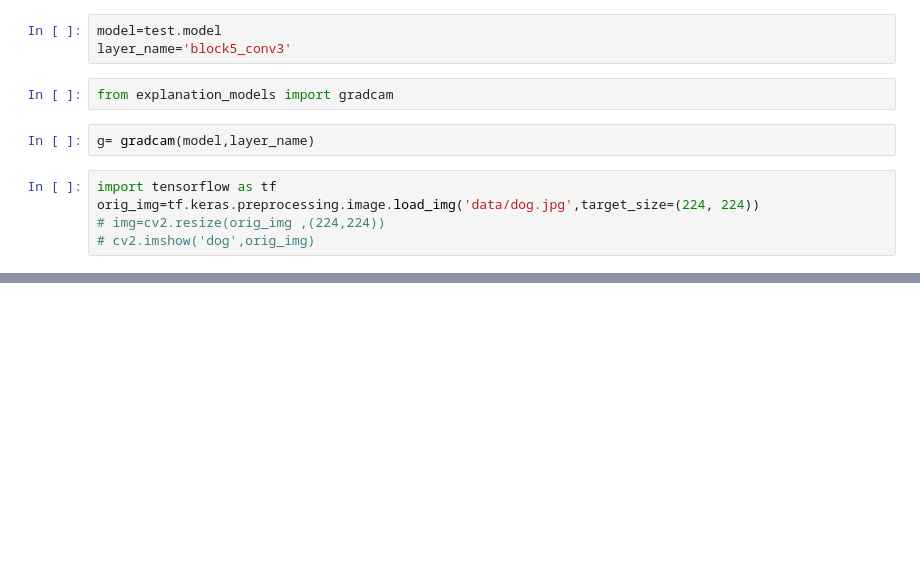
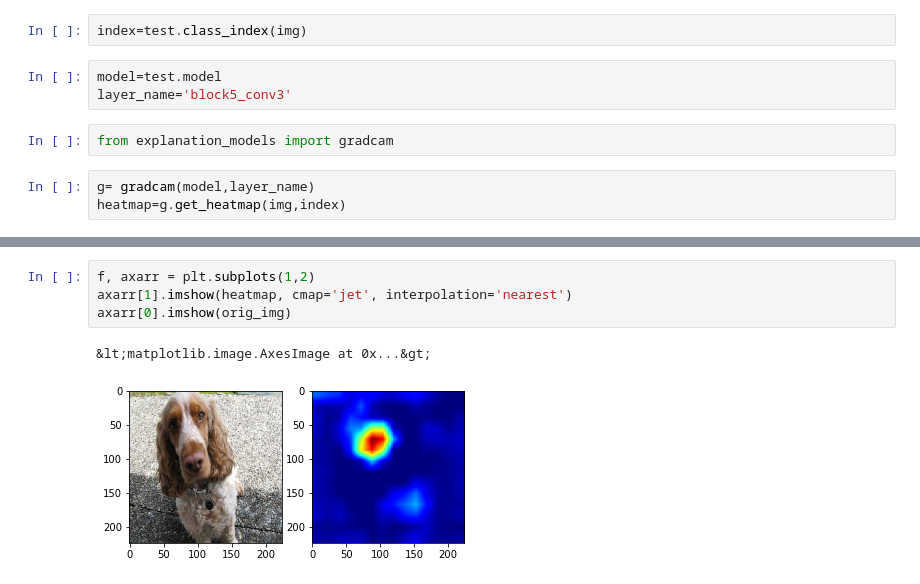
Before and after one commit to anirudhseth/Explanations-using-Grad-CAM, a Jupyter notebook: example.ipynb, the cells around one changed output, grey strips where cells are left out. Saved outputs shown, nothing was run; the diff lists cells and outputs as text; blank space fills up the shorter version.

```diff
--- a/example.ipynb
+++ b/example.ipynb
@@ -3,6 +14,8 @@ from model import load_model
 import cv2
 # %%
 test=load_model('VGG16')
+# %%
+index=test.class_index(img)
 # %%
 model=test.model
 layer_name='block5_conv3'
@@ -10,8 +23,4 @@ layer_name='block5_conv3'
 from explanation_models import gradcam
 # %%
 g= gradcam(model,layer_name)
+heatmap=g.get_heatmap(img,index)
-# %%
-import tensorflow as tf
-orig_img=tf.keras.preprocessing.image.load_img('data/dog.jpg',target_size=(224, 224))
-# img=cv2.resize(orig_img ,(224,224))
-# cv2.imshow('dog',orig_img)
@@ -25,0 +27,7 @@ ModuleNotFoundError: No module named &#39;tf&#39;
+# %%
+f, axarr = plt.subplots(1,2)
+axarr[1].imshow(heatmap, cmap='jet', interpolation='nearest')
+axarr[0].imshow(orig_img)
+# %% [output]
+&lt;matplotlib.image.AxesImage at 0x...&gt;
+[figure, added]
```
Also changed, not shown: parts of 4 cells of this notebook, 2 other files.
